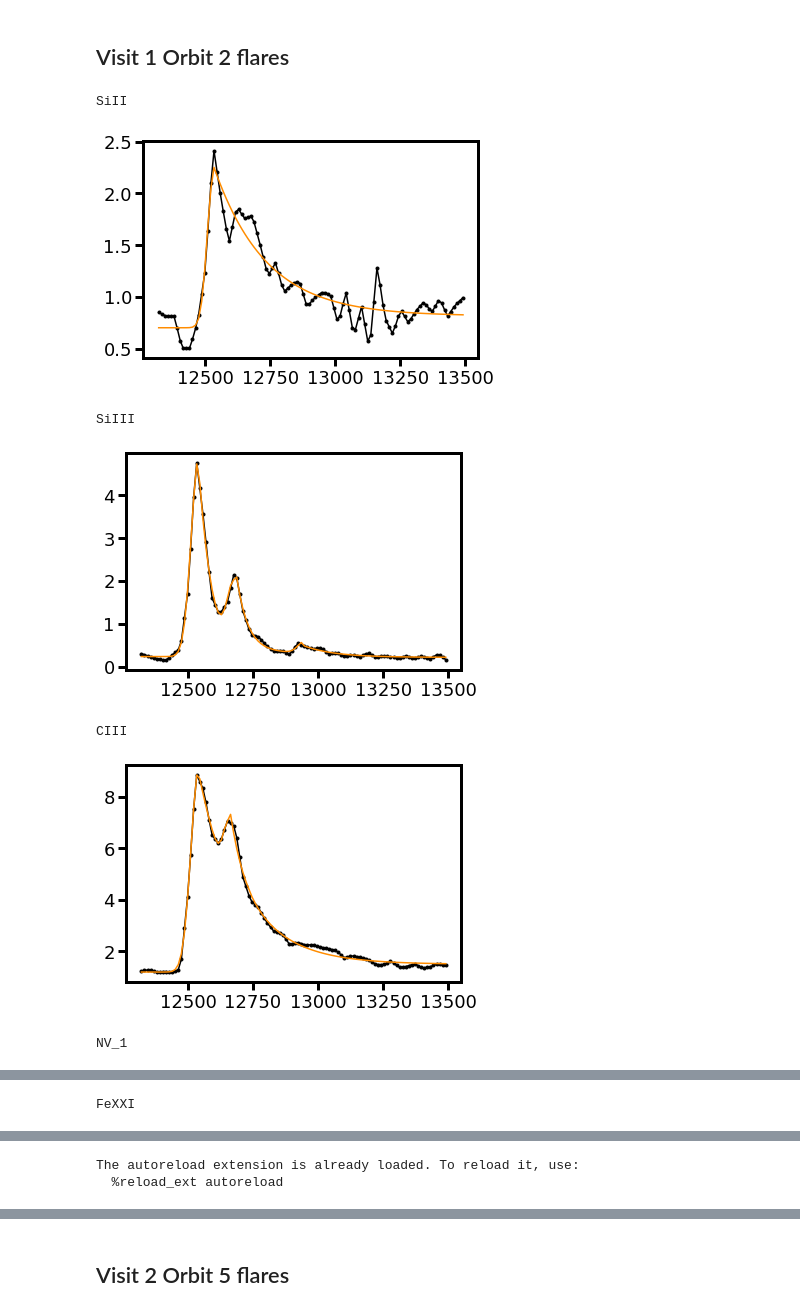
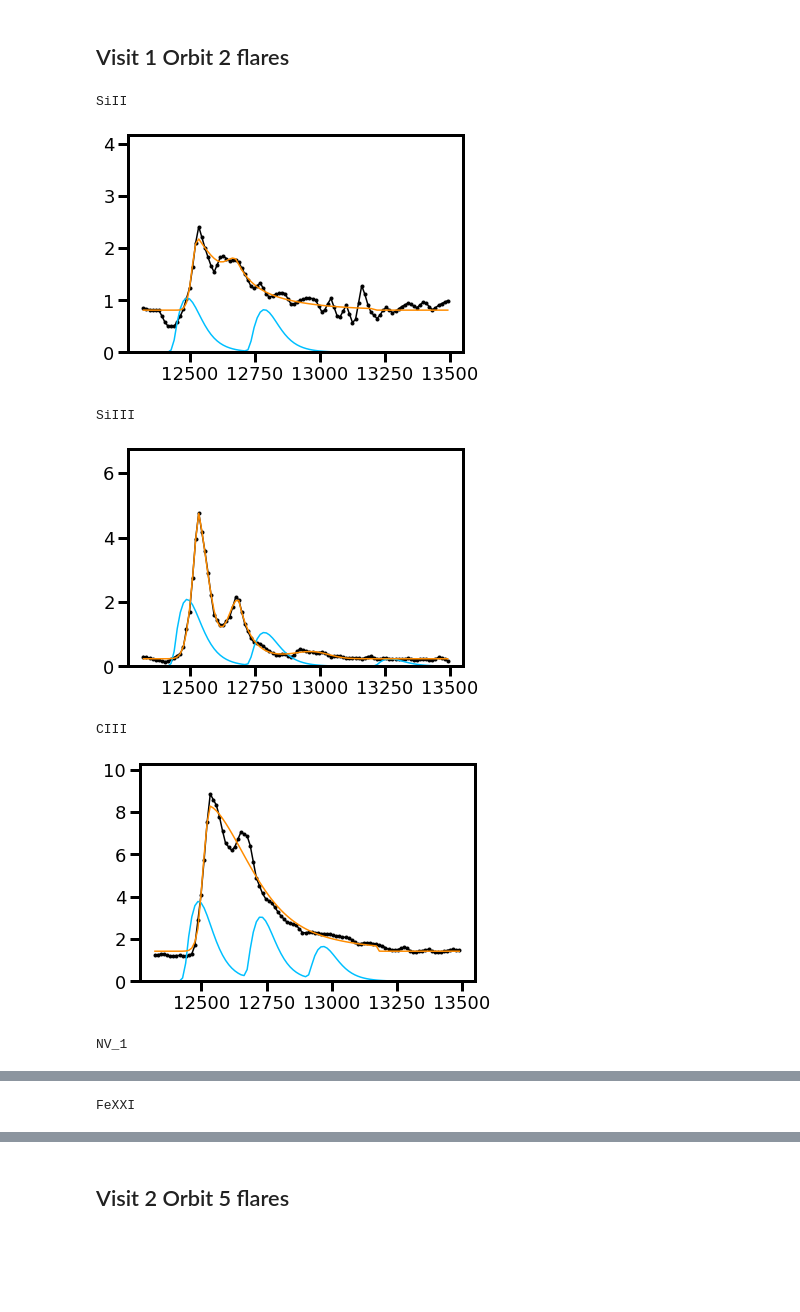
Before and after one commit to afeinstein20/cos_flares, a Jupyter notebook: notebooks/flare_analysis.ipynb, the cells around one changed output, grey strips where cells are left out. Saved outputs shown, nothing was run; the diff lists cells and outputs as text; code cells hidden in the pictures; blank space fills up the shorter version.

```diff
--- a/notebooks/flare_analysis.ipynb
+++ b/notebooks/flare_analysis.ipynb
@@ -11,7 +11,7 @@ from scipy.signal import find_peaks
 import matplotlib.gridspec as gridspec
 from scipy.interpolate import interp1d
 
-COLOR = 'w'
+COLOR = 'k'
 plt.rcParams['font.size'] = 20
 plt.rcParams['text.color'] = COLOR
 plt.rcParams['axes.labelcolor'] = COLOR
@@ -35,8 +35,8 @@ plt.rcParams['text.color'] = COLOR
 plt.rcParams['xtick.color'] = COLOR
 plt.rcParams['ytick.color'] = COLOR
 plt.rcParams['axes.labelcolor'] = COLOR
-plt.rcParams['axes.spines.top'] = False
-plt.rcParams['axes.spines.right'] = False
+plt.rcParams['axes.spines.top'] = True
+plt.rcParams['axes.spines.right'] = True
 plt.rcParams['axes.labelcolor'] = COLOR
 plt.rcParams['axes.edgecolor'] = COLOR
 plt.rcParams['figure.facecolor'] = 'none'
@@ -351,0 +516,7 @@ The autoreload extension is already loaded. To reload it, use:
+# %%
+f = np.zeros(len(fwc.time))
+e = np.zeros(len(fwc.time))
+for i in range(len(fwc.time)):
+    f[i] = np.trapz(fwc.flux[i]*fwc.flux_units, x=fwc.wavelength[i]*units.AA).value
+    e[i] = np.trapz(fwc.flux_err[i]**2*fwc.flux_units,x=fwc.wavelength[i]*units.AA).value
+    e[i] = np.sqrt(e[i]/len(fwc.flux_err[i]))
@@ -354,51 +588,66 @@ The autoreload extension is already loaded. To reload it, use:
 # %%
 ions = ['SiII', 'SiIII', 'CIII','NV_1','FeXXI']
 # %%
-fmodels_old = []
+fmodels = []
 
 mask = f_int[2] > 0
 tmp1 = []
 
 for ion in ions:
     print(ion)
 
     upsample = np.linspace(fwc.time[mask].min(), fwc.time[mask].max(), 100)
+
     if ion !='CIII':
         finterp = interp1d(fwc.time[mask], fwc.width_table[ion][mask]/1e-12)
         einterp = interp1d(fwc.time[mask], fwc.error_table[ion][mask]/1e-12)
+        scaling=1e-12
     else:
         finterp = interp1d(fwc.time[mask], fwc.width_table[ion][mask]/1e-11)
         einterp = interp1d(fwc.time[mask], fwc.error_table[ion][mask]/1e-11)
+        scaling=1e-11
 
     plt.plot(upsample,
              finterp(upsample),
              marker='.', color='k')
+
     t0, amp = multi_peaks(fwc.time[mask], fwc.width_table[ion][mask])
     rise, decay = [10,10,10],[50,50,50]
 
-    if ion == 'SiIII' or ion == 'CIII':
-        out = fwc.fit_flare(ion=ion, mask=mask, amp=amp/1e-12,
-                                  t0=t0, rise=rise, decay=decay, x=upsample.value,
-                            y=finterp(upsample.value), yerr=einterp(upsample.value))
-    #elif ion == 'SiII':
-    #    out = fwc.fit_flare(ion=ion, mask=mask, amp=amp[:2],
-    #                              t0=t0[:2], rise=rise[:2], decay=decay[:2],
-    #                              x=upsample.value)
+
+    if ion == 'SiIII' or ion == 'CIII' or ion=='NV_1':
+        out = fwc.fit_flare(ion=ion, mask=mask, model='convolved',
+                            eta=t0-20, omega=np.full(3,50),
+                            alpha=np.full(3,50),
+                            amp=amp/scaling*10, t0=t0+300, rise=rise, decay=decay,
+                            x=upsample.value, y=finterp(upsample),
+                            yerr=einterp(upsample))
+    elif ion == 'SiII':
+        out = fwc.fit_flare(ion=ion, mask=mask, model='convolved',
+                            eta=t0[:2]-20, omega=np.full(2,50),
+                            alpha=np.full(2,50),
+                            amp=amp[:2]/scaling*10, t0=t0[:2]+300,
+                            rise=rise[:2], decay=decay[:2],
+                            x=upsample.value, y=finterp(upsample),
+                            yerr=einterp(upsample))
     else:
-        out = fwc.fit_flare(ion=ion, mask=mask, amp=amp[:1]/1e-12,
-                                  t0=t0[:1], rise=rise[:1], decay=decay[:1],
-                                  x=upsample.value,
-                           y=finterp(upsample.value), yerr=einterp(upsample.value))
+        out = fwc.fit_flare(ion=ion, mask=mask, model='convolved',
+                            eta=t0[:1]-20, omega=[150], alpha=[50],
+                            amp=amp[:1]/1e-12*10,t0=t0[:1]+300, rise=rise[:1], decay=decay[:1],
+                            x=upsample.value, y=finterp(upsample))#,
+                            #yerr=einterp(upsample))
+    plt.plot(upsample, out[-2], color='deepskyblue')
     plt.plot(upsample, out[-1].best_fit, color='darkorange')
+    plt.ylim(0, np.nanmax(out[-1].best_fit)+2)
     tmp1.append(out)
     plt.show()
 
-fmodels_old.append(tmp1)
+fmodels.append(tmp1)
 # %% [output]
 SiII
-[figure, old version]
+[figure, new version]
 SiIII
-[figure, old version]
+[figure, new version]
 CIII
-[figure, old version]
+[figure, new version]
 NV_1
@@ -408,9 +656,0 @@ FeXXI
-# %%
-%load_ext autoreload
-%autoreload 2
-sys.path.append('/Users/arcticfox/Documents/GitHub/cos_flares/src/')
-from utils import *
-from cos_flares import FlaresWithCOS
-# %% [output]
-The autoreload extension is already loaded. To reload it, use:
-  %reload_ext autoreload
```
Also changed, not shown: parts of 23 cells of this notebook, 3 other files.
